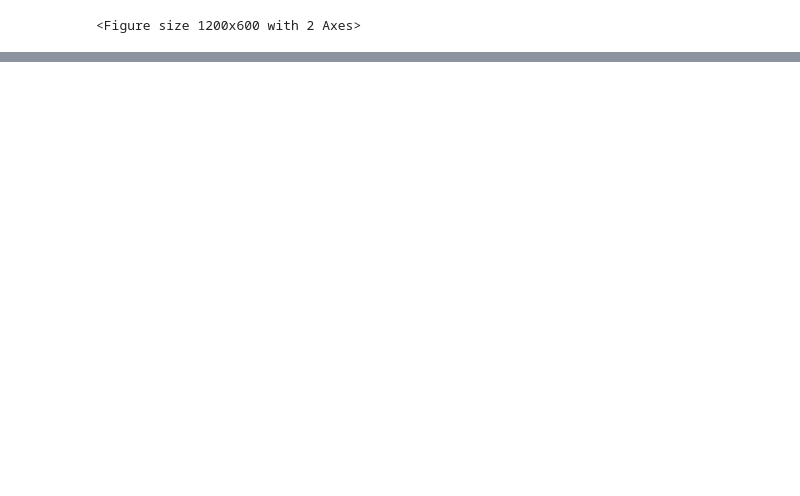
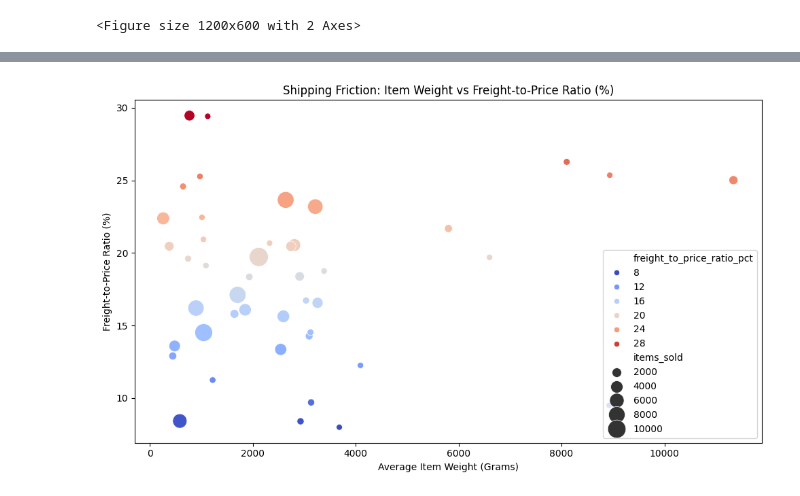
Before and after one commit to NazmullSyntax/ecommerce-product-customer-analytics, a Jupyter notebook: notebooks/06_product_analytics.ipynb, the cells around one changed output, grey strips where cells are left out. Saved outputs shown, nothing was run; the diff lists cells and outputs as text; code cells hidden in the pictures; blank space fills up the shorter version.

```diff
--- a/notebooks/06_product_analytics.ipynb
+++ b/notebooks/06_product_analytics.ipynb
@@ -59,3 +59,27 @@ plt.show()
 | 13 | telephony | 309860.23 | 2.343609 | 74.312730 | Core Category (Top 80% Revenue) |
 | 14 | office_furniture | 268154.31 | 2.028169 | 76.340899 | Core Category (Top 80% Revenue) |
 <Figure size 1200x600 with 2 Axes>
+# %%
+# Fetch freight friction metrics
+friction_df = product_engine.get_freight_friction_analysis()
+
+# Render top high-freight categories
+display(friction_df.head(10))
+
+# Scatter Plot: Item Weight vs Freight-to-Price Ratio
+plt.figure(figsize=(10, 6))
+sns.scatterplot(
+    data=friction_df,
+    x="avg_weight_g",
+    y="freight_to_price_ratio_pct",
+    size="items_sold",
+    hue="freight_to_price_ratio_pct",
+    palette="coolwarm",
+    sizes=(40, 400)
+)
+plt.title("Shipping Friction: Item Weight vs Freight-to-Price Ratio (%)")
+plt.xlabel("Average Item Weight (Grams)")
+plt.ylabel("Freight-to-Price Ratio (%)")
+plt.tight_layout()
+plt.show()
+# %% [output]
@@ -61,0 +97 @@ plt.show()
+[figure, added]
```
Also changed, not shown: parts of 1 cell of this notebook.
